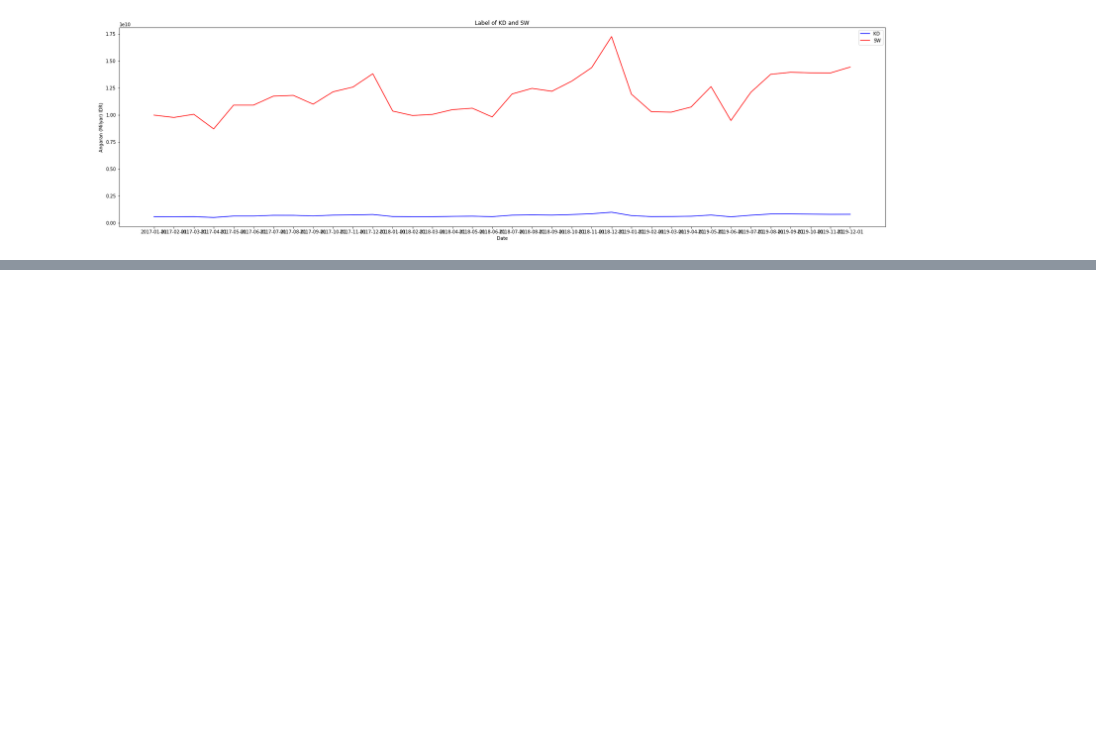
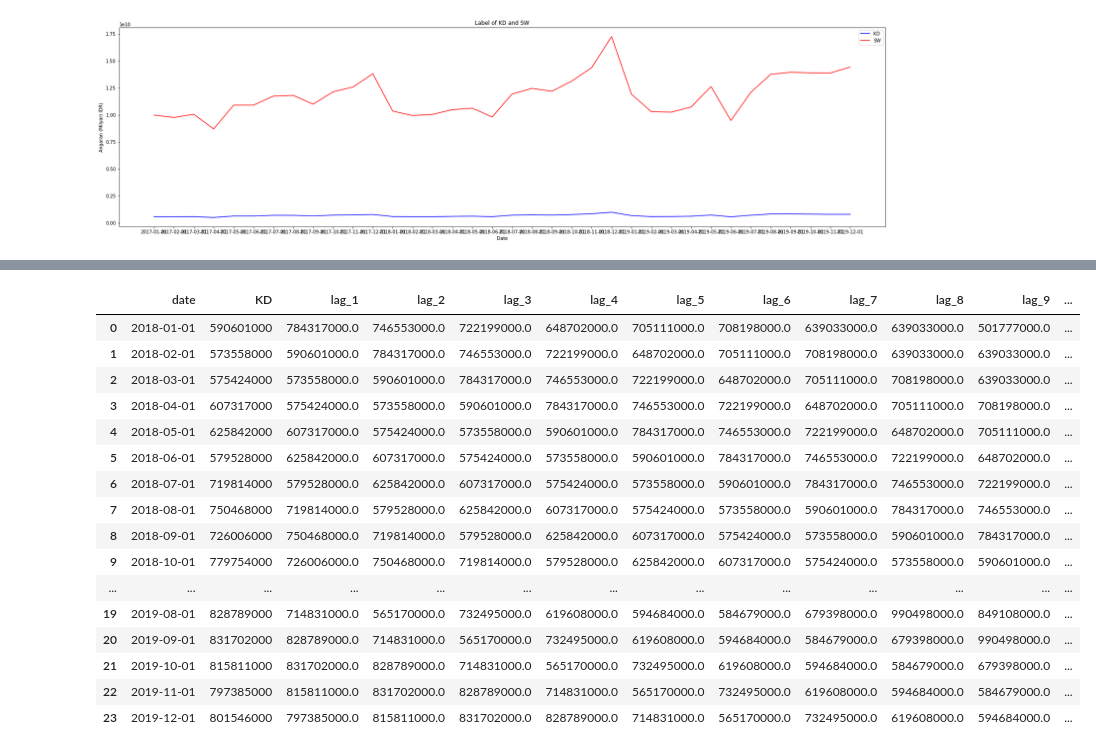
Before and after one commit to fadlytanjung/prediction_with_linear_regression, a Jupyter notebook: prediction_with_linear_regression.ipynb, the cells around one changed output, grey strips where cells are left out. Cells and saved outputs as stored; diff of their text form; code cells hidden in the pictures; blank space fills up the shorter version.

```diff
--- a/prediction_with_linear_regression.ipynb
+++ b/prediction_with_linear_regression.ipynb
@@ -86,0 +231,34 @@ ypred,y_test
+# %%
+def generate_supervised(data):
+    supervised_df = data.copy()
+
+    #create column for each lag
+    for i in range(1,13):
+        col = 'lag_' + str(i)
+        supervised_df[col] = df['KD'].shift(i)
+
+    #drop null values
+    supervised_df = supervised_df.dropna().reset_index(drop=True)
+    supervised_df.to_csv('data/model_df.csv', index=False)
+
+    return supervised_df
+model_df = generate_supervised(df[['date','KD']])
+model_df
+# %% [output]
+|  | date | KD | lag_1 | lag_2 | lag_3 | lag_4 | lag_5 | lag_6 | lag_7 | lag_8 | lag_9 | ... |
+| 0 | 2018-01-01 | 590601000 | 784317000.0 | 746553000.0 | 722199000.0 | 648702000.0 | 705111000.0 | 708198000.0 | 639033000.0 | 639033000.0 | 501777000.0 | ... |
+| 1 | 2018-02-01 | 573558000 | 590601000.0 | 784317000.0 | 746553000.0 | 722199000.0 | 648702000.0 | 705111000.0 | 708198000.0 | 639033000.0 | 639033000.0 | ... |
+| 2 | 2018-03-01 | 575424000 | 573558000.0 | 590601000.0 | 784317000.0 | 746553000.0 | 722199000.0 | 648702000.0 | 705111000.0 | 708198000.0 | 639033000.0 | ... |
+| 3 | 2018-04-01 | 607317000 | 575424000.0 | 573558000.0 | 590601000.0 | 784317000.0 | 746553000.0 | 722199000.0 | 648702000.0 | 705111000.0 | 708198000.0 | ... |
+| 4 | 2018-05-01 | 625842000 | 607317000.0 | 575424000.0 | 573558000.0 | 590601000.0 | 784317000.0 | 746553000.0 | 722199000.0 | 648702000.0 | 705111000.0 | ... |
+| 5 | 2018-06-01 | 579528000 | 625842000.0 | 607317000.0 | 575424000.0 | 573558000.0 | 590601000.0 | 784317000.0 | 746553000.0 | 722199000.0 | 648702000.0 | ... |
+| 6 | 2018-07-01 | 719814000 | 579528000.0 | 625842000.0 | 607317000.0 | 575424000.0 | 573558000.0 | 590601000.0 | 784317000.0 | 746553000.0 | 722199000.0 | ... |
+| 7 | 2018-08-01 | 750468000 | 719814000.0 | 579528000.0 | 625842000.0 | 607317000.0 | 575424000.0 | 573558000.0 | 590601000.0 | 784317000.0 | 746553000.0 | ... |
+| 8 | 2018-09-01 | 726006000 | 750468000.0 | 719814000.0 | 579528000.0 | 625842000.0 | 607317000.0 | 575424000.0 | 573558000.0 | 590601000.0 | 784317000.0 | ... |
+| 9 | 2018-10-01 | 779754000 | 726006000.0 | 750468000.0 | 719814000.0 | 579528000.0 | 625842000.0 | 607317000.0 | 575424000.0 | 573558000.0 | 590601000.0 | ... |
+| ... | ... | ... | ... | ... | ... | ... | ... | ... | ... | ... | ... | ... |
+| 19 | 2019-08-01 | 828789000 | 714831000.0 | 565170000.0 | 732495000.0 | 619608000.0 | 594684000.0 | 584679000.0 | 679398000.0 | 990498000.0 | 849108000.0 | ... |
+| 20 | 2019-09-01 | 831702000 | 828789000.0 | 714831000.0 | 565170000.0 | 732495000.0 | 619608000.0 | 594684000.0 | 584679000.0 | 679398000.0 | 990498000.0 | ... |
+| 21 | 2019-10-01 | 815811000 | 831702000.0 | 828789000.0 | 714831000.0 | 565170000.0 | 732495000.0 | 619608000.0 | 594684000.0 | 584679000.0 | 679398000.0 | ... |
+| 22 | 2019-11-01 | 797385000 | 815811000.0 | 831702000.0 | 828789000.0 | 714831000.0 | 565170000.0 | 732495000.0 | 619608000.0 | 594684000.0 | 584679000.0 | ... |
+| 23 | 2019-12-01 | 801546000 | 797385000.0 | 815811000.0 | 831702000.0 | 828789000.0 | 714831000.0 | 565170000.0 | 732495000.0 | 619608000.0 | 594684000.0 | ... |
```
Also changed, not shown: parts of 23 cells of this notebook, 3 other files.
